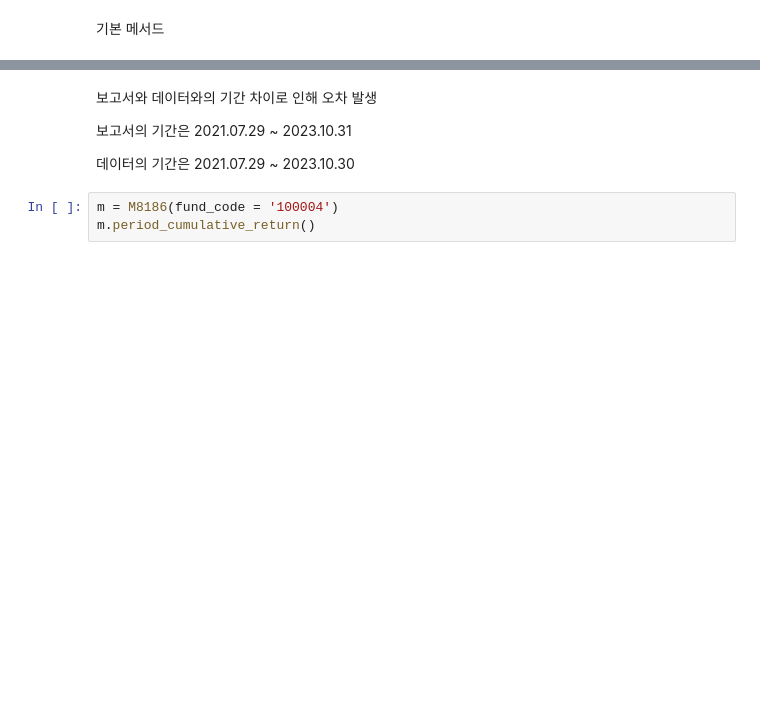
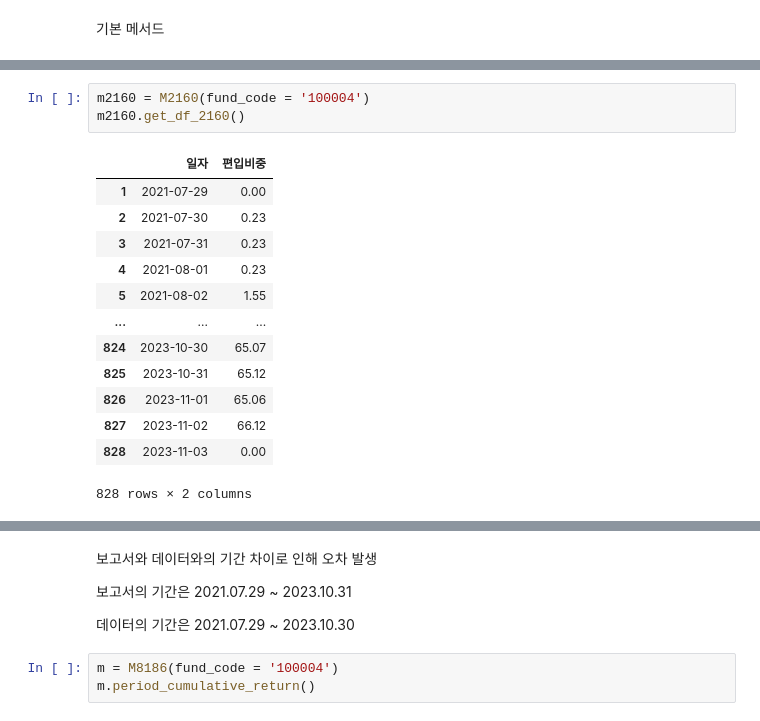
Before and after one commit to haniil/rpa-report-generator2-capstone, a Jupyter notebook: test-notebook.ipynb, the cells around one changed output, grey strips where cells are left out. Drawn from its saved outputs; the diff is of its cells as text; blank space fills up the shorter version.

```diff
--- a/test-notebook.ipynb
+++ b/test-notebook.ipynb
@@ -554,0 +680,17 @@ class M8186:
+# %%
+m2160 = M2160(fund_code = '100004')
+m2160.get_df_2160()
+# %% [output]
+|  | 일자 | 편입비중 |
+| 1 | 2021-07-29 | 0.00 |
+| 2 | 2021-07-30 | 0.23 |
+| 3 | 2021-07-31 | 0.23 |
+| 4 | 2021-08-01 | 0.23 |
+| 5 | 2021-08-02 | 1.55 |
+| ... | ... | ... |
+| 824 | 2023-10-30 | 65.07 |
+| 825 | 2023-10-31 | 65.12 |
+| 826 | 2023-11-01 | 65.06 |
+| 827 | 2023-11-02 | 66.12 |
+| 828 | 2023-11-03 | 0.00 |
+828 rows × 2 columns
```
Also changed, not shown: parts of 10 cells of this notebook.
